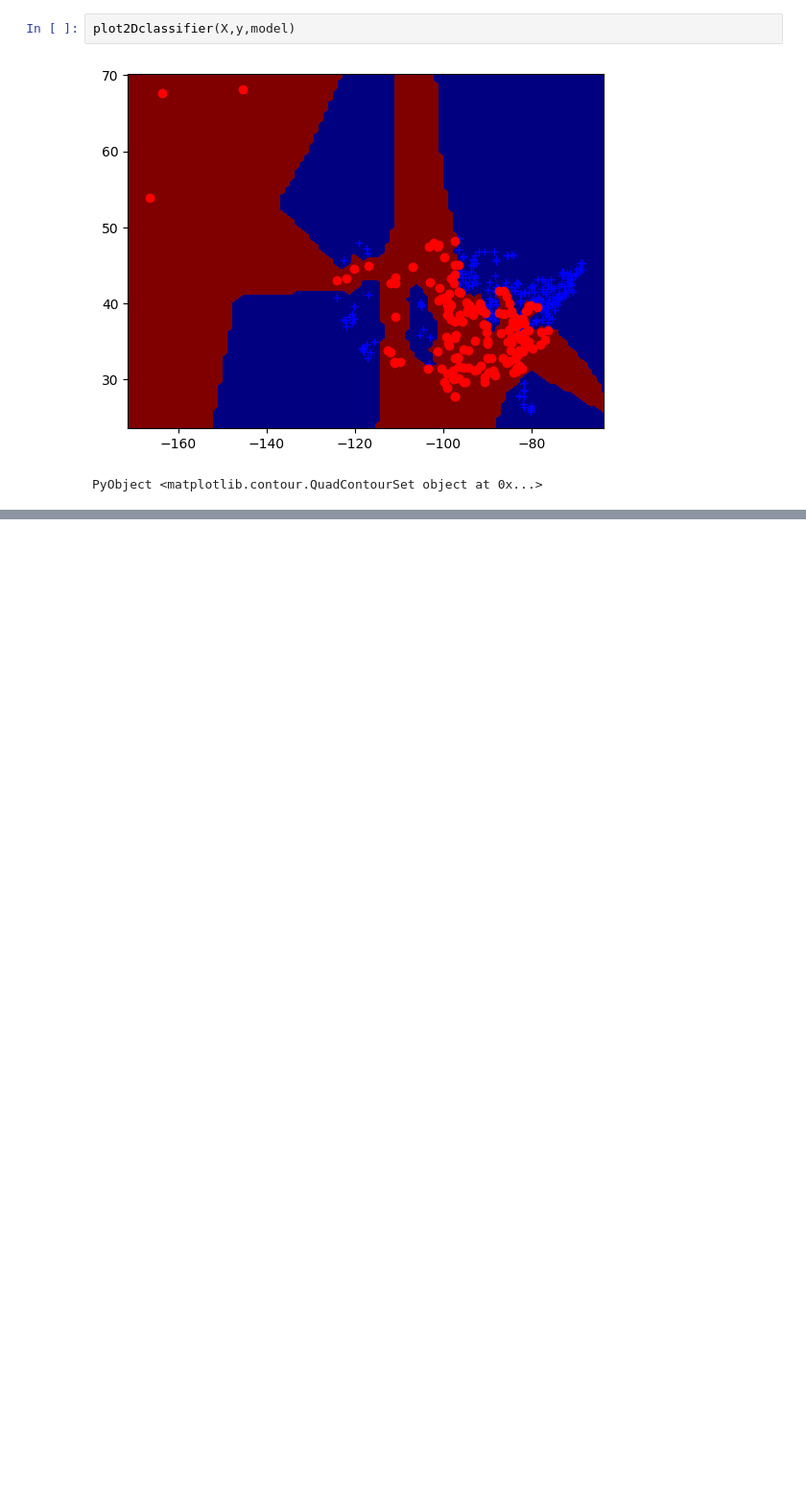
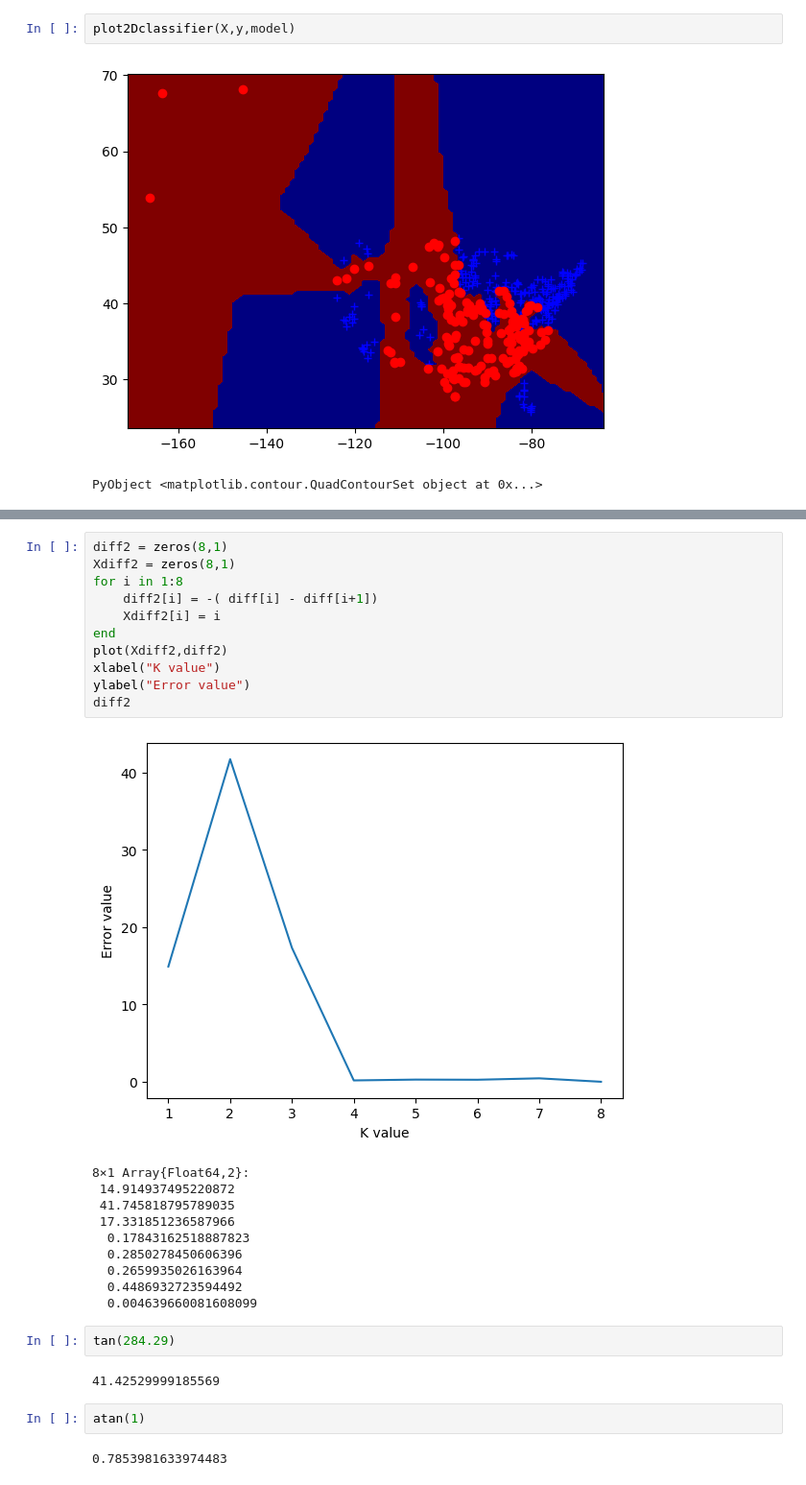
Before and after one commit to ZijiaZhang/CPSC340Assignments, a Jupyter notebook: A2/a2/Untitled.ipynb, the cells around one changed output, grey strips where cells are left out. Shown at 96% size. Drawn from its saved outputs; the diff is of its cells as text; blank space fills up the shorter version.

```diff
--- a/A2/a2/Untitled.ipynb
+++ b/A2/a2/Untitled.ipynb
@@ -302,0 +343,30 @@ Test Error with 1-nearest neighbours: 0.241
+# %%
+diff2 = zeros(8,1)
+Xdiff2 = zeros(8,1)
+for i in 1:8
+    diff2[i] = -( diff[i] - diff[i+1])
+    Xdiff2[i] = i
+end
+plot(Xdiff2,diff2)
+xlabel("K value")
+ylabel("Error value")
+diff2
+# %% [output]
+[figure, added]
+8×1 Array{Float64,2}:
+ 14.914937495220872
+ 41.745818795789035
+ 17.331851236587966
+  0.17843162518887823
+  0.2850278450606396
+  0.2659935026163964
+  0.4486932723594492
+  0.004639660081608099
+# %%
+tan(284.29)
+# %% [output]
+41.42529999185569
+# %%
+atan(1)
+# %% [output]
+0.7853981633974483
```
Also changed, not shown: parts of 11 cells of this notebook, 41 other files.
